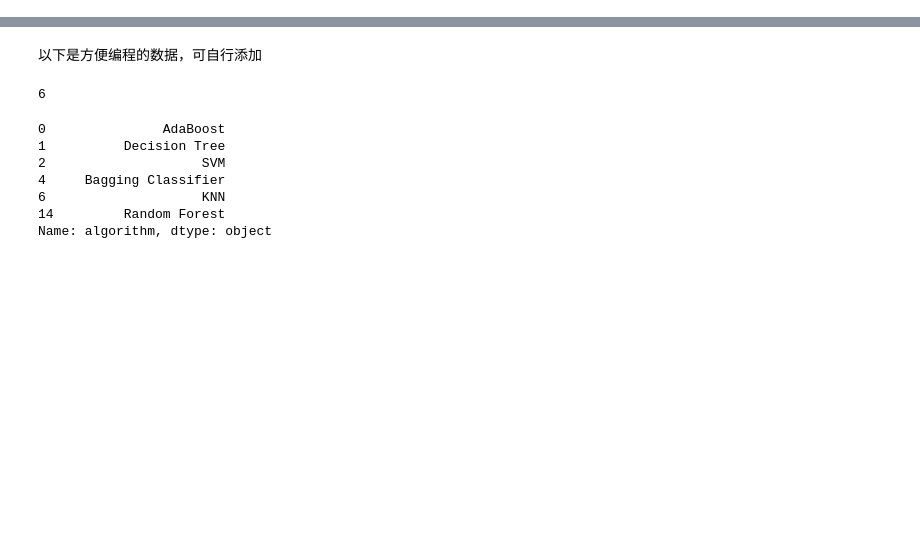
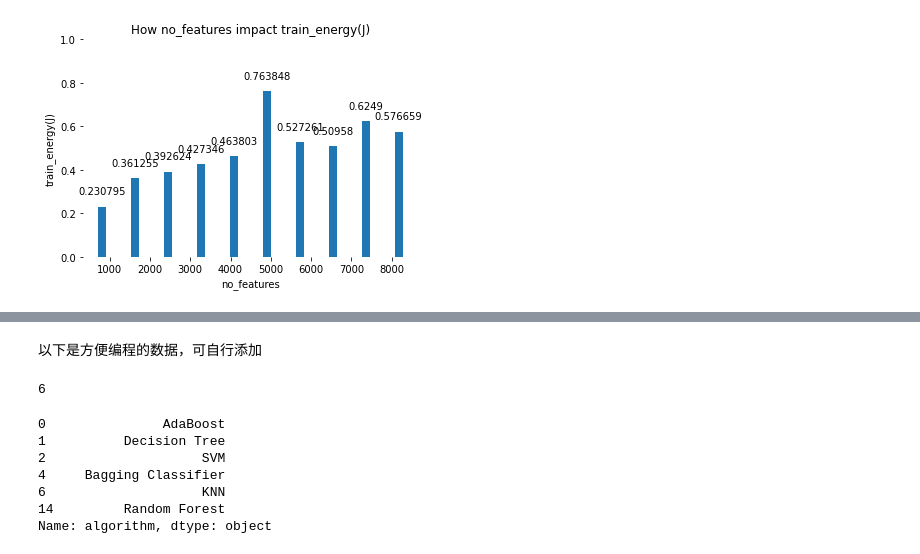
Before and after one commit to kikyo01/info250, a Jupyter notebook: project1/project1.ipynb, the cells around one changed output, grey strips where cells are left out. Cells and saved outputs as stored; diff of their text form; code cells hidden in the pictures; blank space fills up the shorter version.

```diff
--- a/project1/project1.ipynb
+++ b/project1/project1.ipynb
@@ -49,10 +59,9 @@ def plot_scatter(ax,x,y):
 # %%
-#看一下df1中feature和energy的关系
 file_path = './results-2021-12-18.csv'
 df = pd.read_csv(file_path)
-# print(type(df))
 df1 = df[(df["algorithm"] == 'SVM')&(df["RQ"]==2.2) ]
 row_labels = df1.index[:]
-col_labels = df1.columns[[5,8]]
-df1.loc[row_labels,col_labels]
+col_labels = df1.columns[[0,5,2,8]]
+df2 = df1.loc[row_labels,col_labels]
+df2.columns
 # %% [output]
@@ -71,0 +69,3 @@ df1.loc[row_labels,col_labels]
+# %%
+df3 = df2.groupby(by="experiment_id").mean()
+df3
@@ -72,3 +85,9 @@ df1.loc[row_labels,col_labels]
+# %%
+x = df3.loc[df3.index[:],df3.columns[0]].to_numpy()
+y = df3.loc[df3.index[:],df3.columns[1]].to_numpy()
+plot_bar(0,x,y)
+# %% [output]
+[figure, added]
 # %%
 #df1中特征数和消耗的关系
 row_labels = df1.index[:]
```
Also changed, not shown: parts of 10 cells of this notebook.
